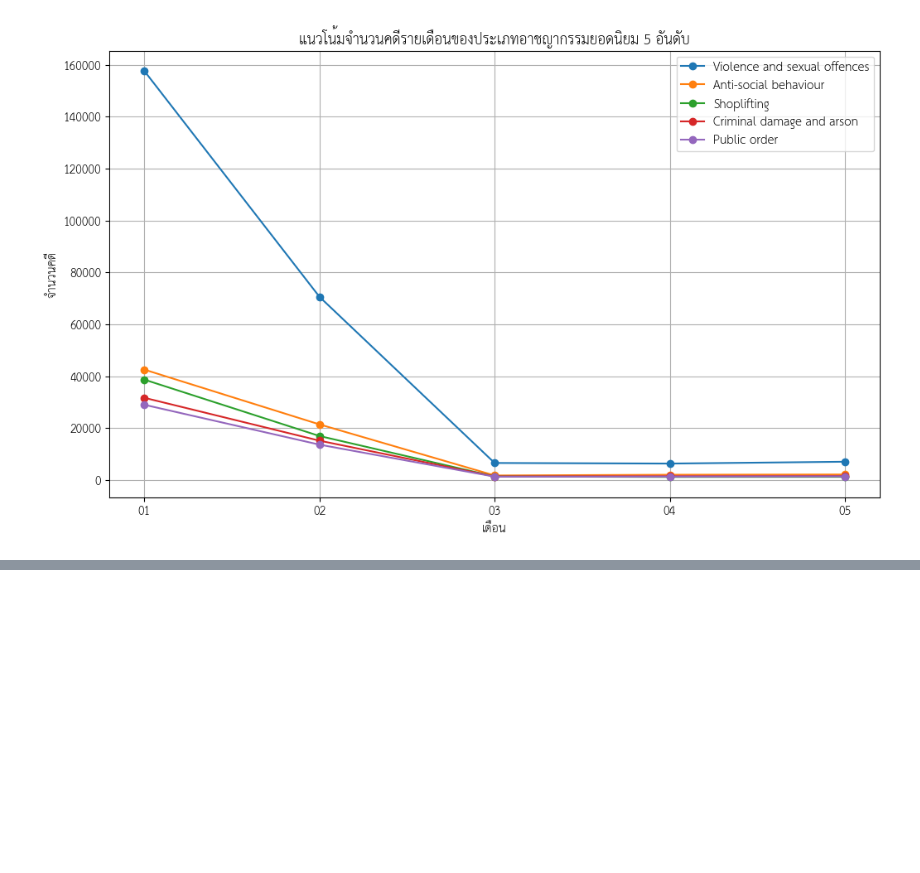
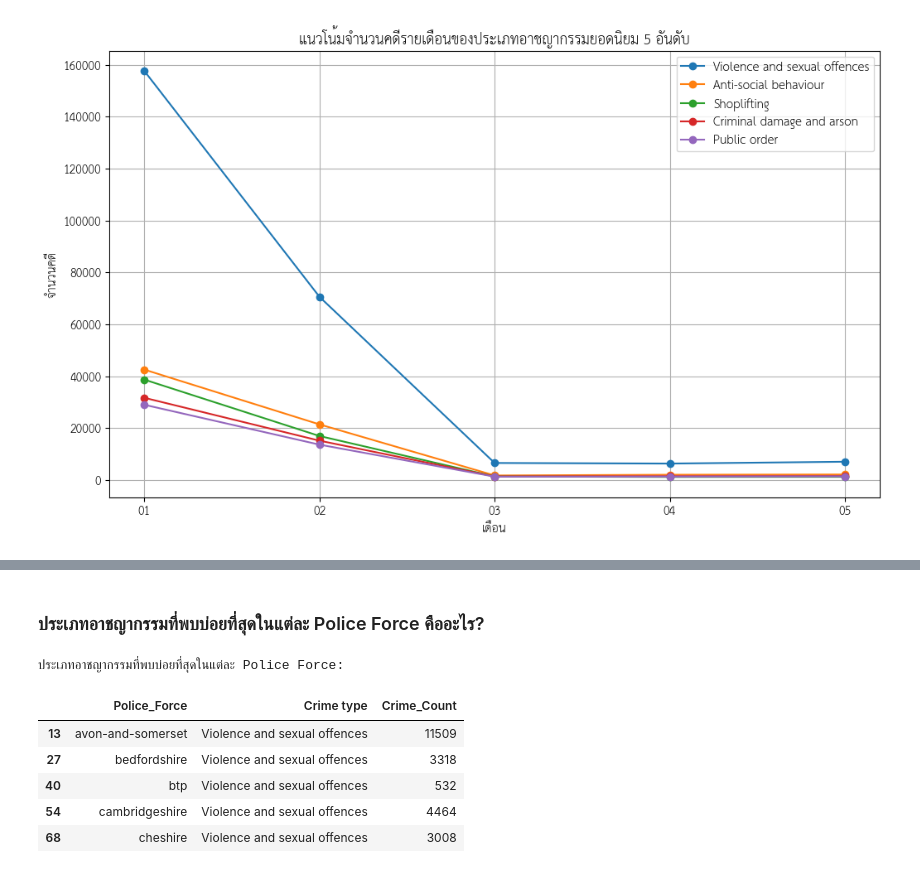
Before and after one commit to jangInw007/JENZY_Project, a Jupyter notebook: JENZY(nky)_is_perfect_project_Basicpro.ipynb, the cells around one changed output, grey strips where cells are left out. Saved outputs shown, nothing was run; the diff lists cells and outputs as text; code cells hidden in the pictures; blank space fills up the shorter version.

```diff
--- a/JENZY(nky)_is_perfect_project_Basicpro.ipynb
+++ b/JENZY(nky)_is_perfect_project_Basicpro.ipynb
@@ -1429,0 +1634,20 @@ plt.show()
+# %% [markdown]
+### ประเภทอาชญากรรมที่พบบ่อยที่สุดในแต่ละ Police Force คืออะไร?
+# %%
+# Group by Police_Force and Crime type and count occurrences
+crime_type_by_force = combined_street_2025_all_months.groupby(['Police_Force', 'Crime type']).size().reset_index(name='Crime_Count')
+
+# Find the most frequent crime type for each police force
+# Use idxmax() to get the index of the maximum count within each group
+most_frequent_crime_by_force = crime_type_by_force.loc[crime_type_by_force.groupby('Police_Force')['Crime_Count'].idxmax()]
+
+print("ประเภทอาชญากรรมที่พบบ่อยที่สุดในแต่ละ Police Force:")
+display(most_frequent_crime_by_force.head())
+# %% [output]
+ประเภทอาชญากรรมที่พบบ่อยที่สุดในแต่ละ Police Force:
+|  | Police_Force | Crime type | Crime_Count |
+| 13 | avon-and-somerset | Violence and sexual offences | 11509 |
+| 27 | bedfordshire | Violence and sexual offences | 3318 |
+| 40 | btp | Violence and sexual offences | 532 |
+| 54 | cambridgeshire | Violence and sexual offences | 4464 |
+| 68 | cheshire | Violence and sexual offences | 3008 |
```
Also changed, not shown: parts of 32 cells of this notebook.
